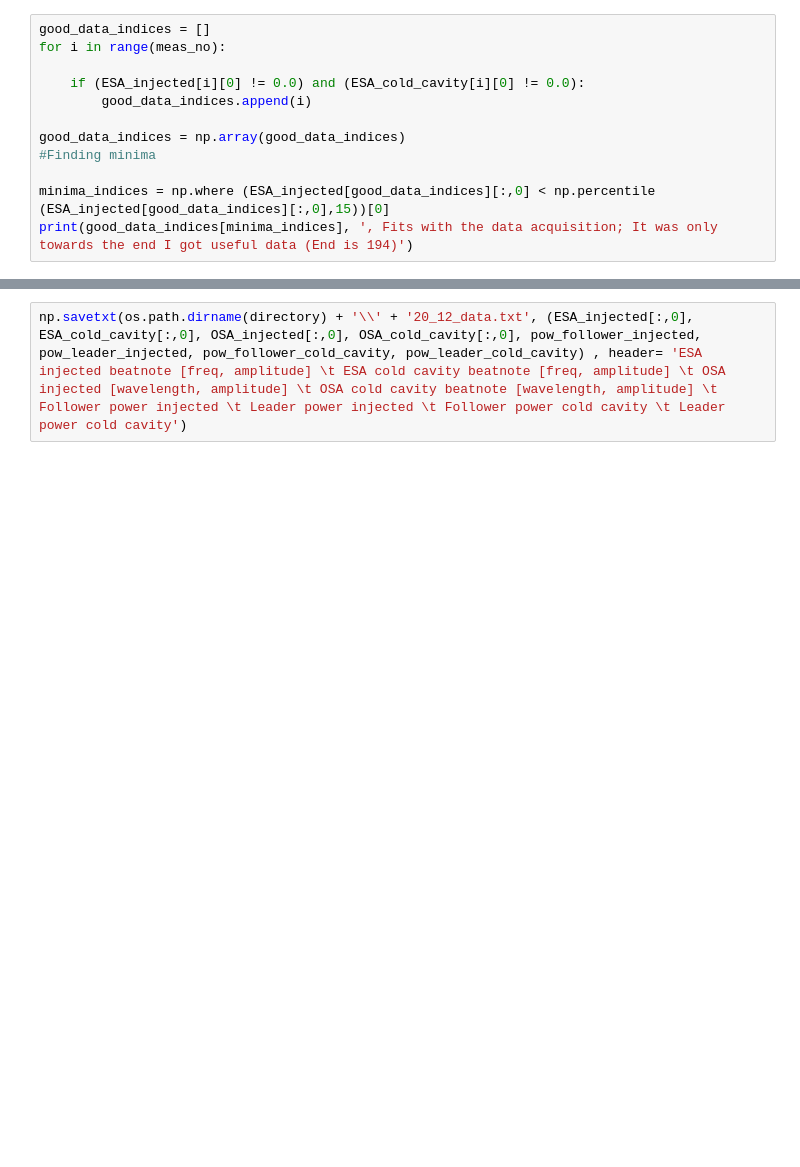
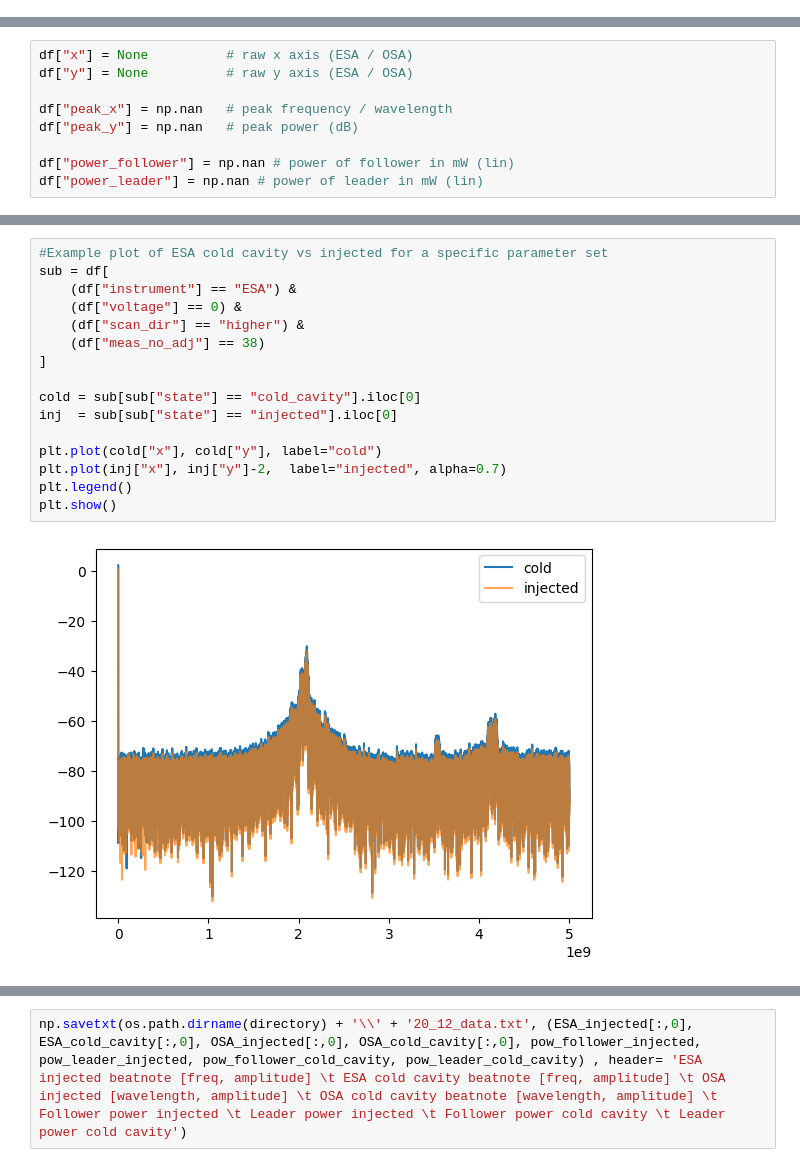
Before and after one commit to auphotonicLab/PICLab-narrow-linewidth, a Jupyter notebook: LEF/Linewidth_enhancement_factor.ipynb, the cells around one changed output, grey strips where cells are left out. Saved outputs shown, nothing was run; the diff lists cells and outputs as text; blank space fills up the shorter version.

```diff
--- a/LEF/Linewidth_enhancement_factor.ipynb
+++ b/LEF/Linewidth_enhancement_factor.ipynb
@@ -171,12 +185,0 @@ for i,file_path in enumerate(paths_files[1:]): #Skipping CSV file (MZI powermete
-# %%
-good_data_indices = []
-for i in range(meas_no):
-
-    if (ESA_injected[i][0] != 0.0) and (ESA_cold_cavity[i][0] != 0.0):
-        good_data_indices.append(i)
-
-good_data_indices = np.array(good_data_indices)
-#Finding minima
-
-minima_indices = np.where (ESA_injected[good_data_indices][:,0] < np.percentile (ESA_injected[good_data_indices][:,0],15))[0]
-print(good_data_indices[minima_indices], ', Fits with the data acquisition; It was only towards the end I got useful data (End is 194)')
@@ -285,0 +186,9 @@ array([1549.7  , 1549.7  , 1549.7  , 1549.698, 1549.7  ])
+# %%
+df["x"] = None          # raw x axis (ESA / OSA)
+df["y"] = None          # raw y axis (ESA / OSA)
+
+df["peak_x"] = np.nan   # peak frequency / wavelength
+df["peak_y"] = np.nan   # peak power (dB)
+
+df["power_follower"] = np.nan # power of follower in mW (lin)
+df["power_leader"] = np.nan # power of leader in mW (lin)
@@ -285,0 +235,18 @@ array([1549.7  , 1549.7  , 1549.7  , 1549.698, 1549.7  ])
+# %%
+#Example plot of ESA cold cavity vs injected for a specific parameter set
+sub = df[
+    (df["instrument"] == "ESA") &
+    (df["voltage"] == 0) &
+    (df["scan_dir"] == "higher") &
+    (df["meas_no_adj"] == 38)
+]
+
+cold = sub[sub["state"] == "cold_cavity"].iloc[0]
+inj  = sub[sub["state"] == "injected"].iloc[0]
+
+plt.plot(cold["x"], cold["y"], label="cold")
+plt.plot(inj["x"], inj["y"]-2,  label="injected", alpha=0.7)
+plt.legend()
+plt.show()
+# %% [output]
+[figure, added]
```
Also changed, not shown: parts of 27 cells of this notebook, 4 other files.
